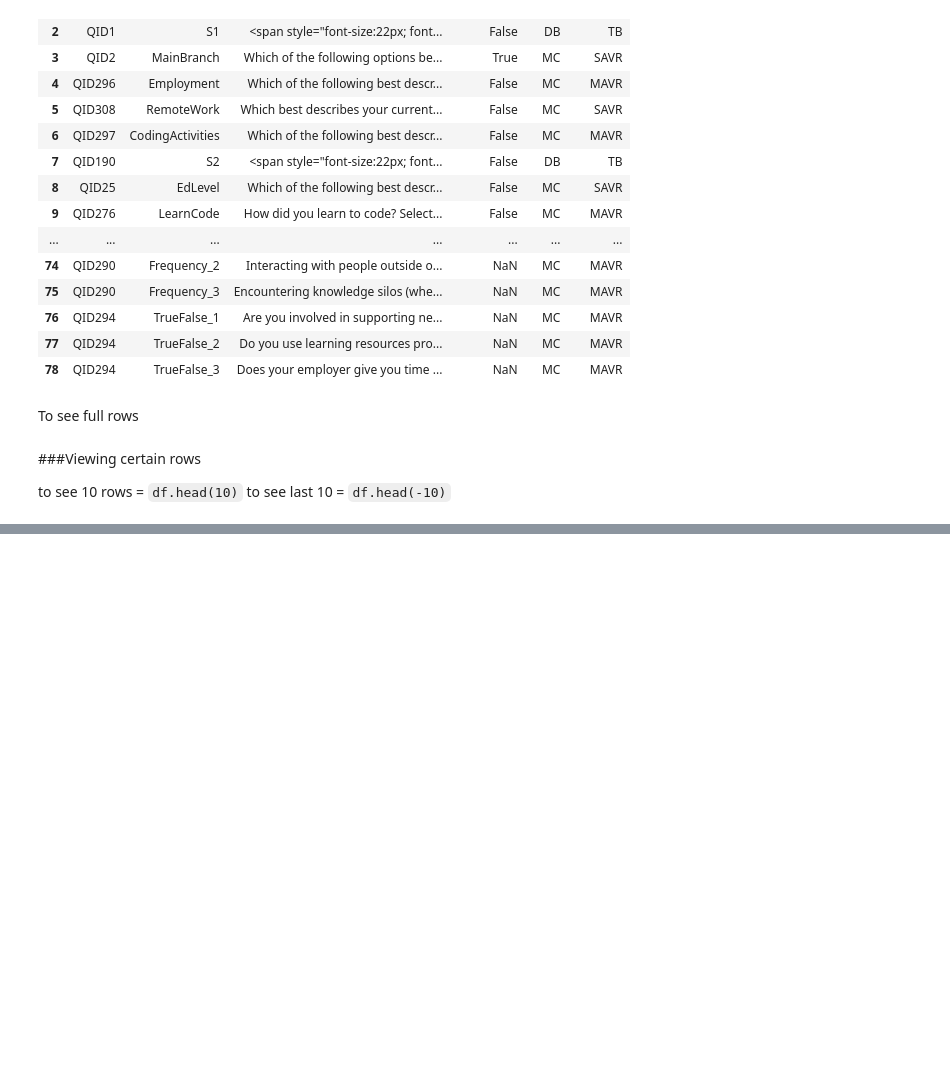
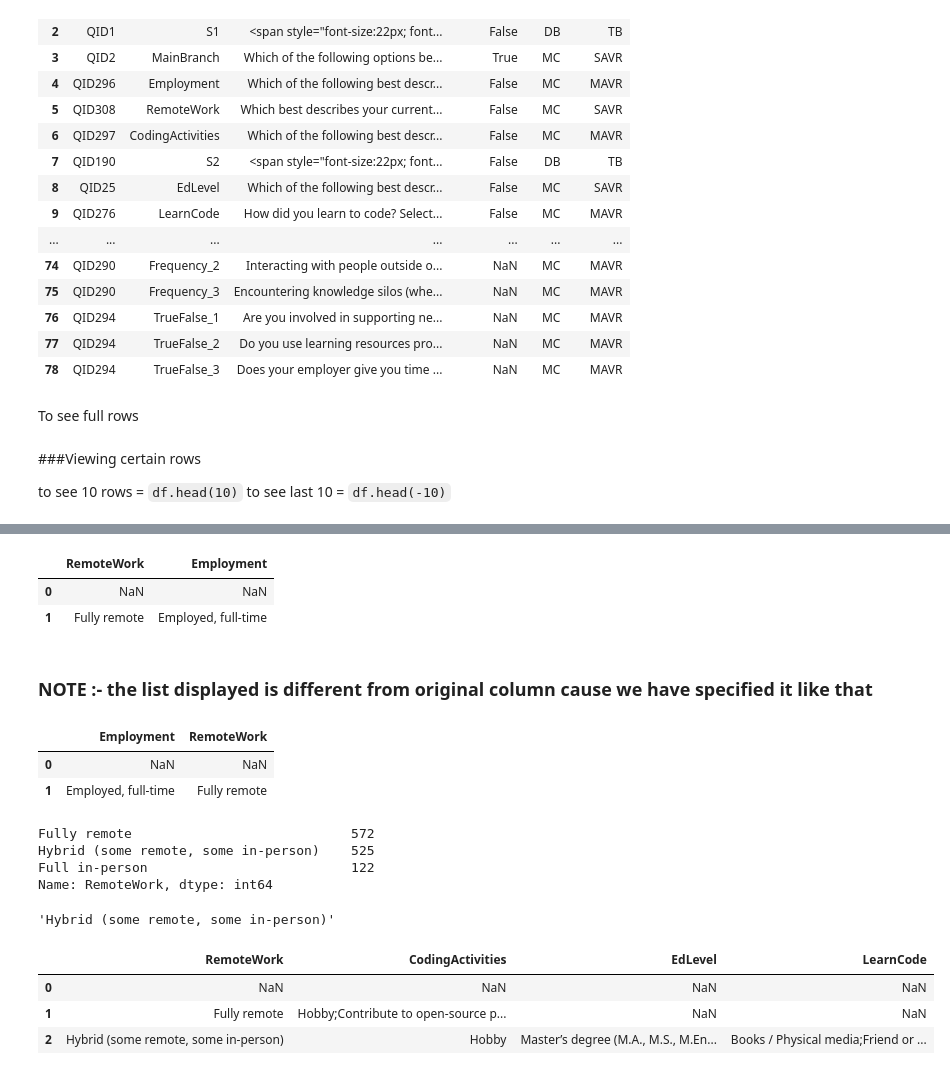
Before and after one commit to krishjoshi7/roadmaps, a Jupyter notebook: Pandas.ipynb, the cells around one changed output, grey strips where cells are left out. Saved outputs shown, nothing was run; the diff lists cells and outputs as text; code cells hidden in the pictures; blank space fills up the shorter version.

```diff
--- a/Pandas.ipynb
+++ b/Pandas.ipynb
@@ -94,0 +137,38 @@ df.head()
+# %%
+# iloc
+# it allow us to acces rows and columns by intergers location
+df.iloc[[0, 1], [3,2]]
+# %% [output]
+|  | RemoteWork | Employment |
+| 0 | NaN | NaN |
+| 1 | Fully remote | Employed, full-time |
+# %% [markdown]
+### NOTE :- the list displayed is different from original column cause we have specified it like that ###
+# %%
+# loc
+# it allow us to acces row and columns by labels
+df.loc[[0, 1], ['Employment','RemoteWork']]
+# %% [output]
+|  | Employment | RemoteWork |
+| 0 | NaN | NaN |
+| 1 | Employed, full-time | Fully remote |
+# %%
+df['RemoteWork'].value_counts()
+# %% [output]
+Fully remote                            572
+Hybrid (some remote, some in-person)    525
+Full in-person                          122
+Name: RemoteWork, dtype: int64
+# %%
+df.loc[2, 'RemoteWork']
+# we use this method to see exact rows and columns
+# %% [output]
+'Hybrid (some remote, some in-person)'
+# %%
+# Slissing
+df.loc[0:2, 'RemoteWork':'LearnCode']
+# %% [output]
+|  | RemoteWork | CodingActivities | EdLevel | LearnCode |
+| 0 | NaN | NaN | NaN | NaN |
+| 1 | Fully remote | Hobby;Contribute to open-source p... | NaN | NaN |
+| 2 | Hybrid (some remote, some in-person) | Hobby | Master’s degree (M.A., M.S., M.En... | Books / Physical media;Friend or ... |
```
Also changed, not shown: parts of 5 cells of this notebook.
